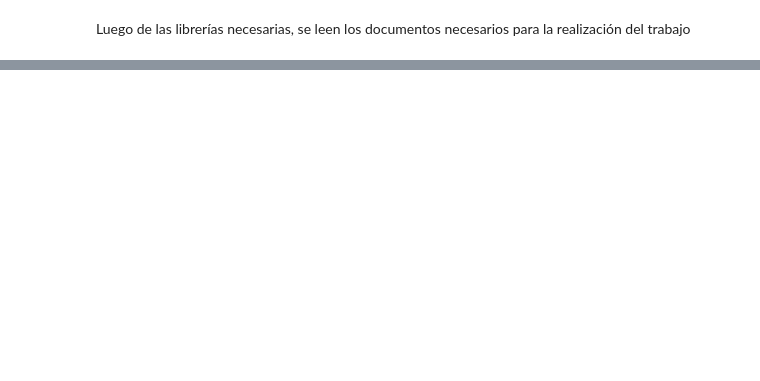
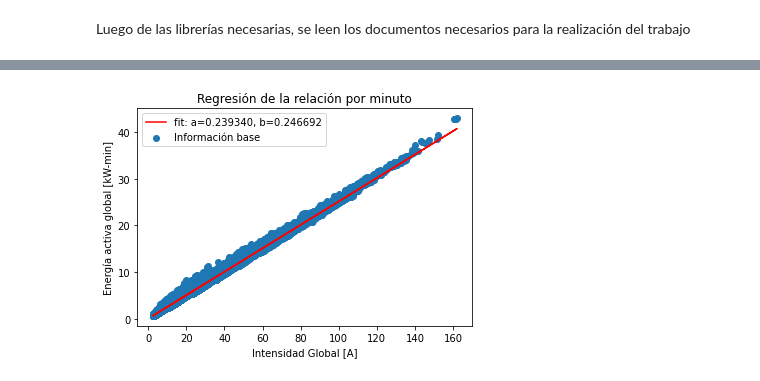
Before and after one commit to DavidSMerchan/TareaFinalHerramientas, a Jupyter notebook: Untitled1.ipynb, the cells around one changed output, grey strips where cells are left out. Saved outputs shown, nothing was run; the diff lists cells and outputs as text; code cells hidden in the pictures; blank space fills up the shorter version.

```diff
--- a/Untitled1.ipynb
+++ b/Untitled1.ipynb
@@ -25,0 +83,6 @@ FileNotFoundError: [Errno 2] No such file or directory: '../data/Global_active_p
+# %%
+# Se crea una nueva muestra de la tabla que enseña la información por meses.
+Meses=Tabla.resample('M').mean()
+Meses=Meses.dropna()
+
+Meses
@@ -25,0 +110,18 @@ FileNotFoundError: [Errno 2] No such file or directory: '../data/Global_active_p
+# %%
+# Función lineal de doble variable
+def Lineal1(x, a, b):
+    return a*x+b
+
+# Función lineal de triple variable
+def Lineal2(X, a, b, c):
+    X = x,y
+    return a*x[0]+b*y[1]+c
+# Se crea el modelo de regresión necesario para todas las funciones.
+def fit(func,xdata,ydata,r):
+    popt, pcov = curve_fit(func, xdata, ydata)
+    popt, pcov = np.around(popt,r), np.around(np.sqrt(np.diag(pcov)),r)
+    E = np.sqrt(np.mean((ydata-func(xdata, *popt))**2))
+    print("Los coeficientes son : {}".format(popt))
+    print("Los coeficientes de sigma son: {}".format(pcov))
+    print("El error en la regresión lineal es :{}".format(E))
+    return
@@ -25,0 +134,20 @@ FileNotFoundError: [Errno 2] No such file or directory: '../data/Global_active_p
+# %%
+# Se describe la relación en intervalos de minutos.
+popt, pcovmin= curve_fit(Lineal1, Tabla["Global_active_power"], Tabla["Global_intensity"])
+# Se describe la relación en intervalos de días.
+poptdia, pcovdia= curve_fit(Lineal1, Dias["Global_active_power"], Dias["Global_intensity"])
+# Se describe la relación en intervalos de meses.
+poptmes, pcovmes= curve_fit(Lineal1, Meses["Global_active_power"], Meses["Global_intensity"])
+# %%
+
+# Se genera la gráfica de la relación en intervalos de minutos
+plt.figure(figsize=(6,4))
+plt.plot(Tabla["Global_active_power"], Lineal1(Tabla["Global_active_power"], *popt), 'r-', label = 'fit: a=%6.6f, b=%6.6f' % tuple(poptmes))
+plt.scatter(Tabla["Global_active_power"], Tabla["Global_intensity"], label = "Información base")
+plt.title("Regresión de la relación por minuto")
+plt.xlabel('Intensidad Global [A]')
+plt.ylabel('Energía activa global [kW-min]')
+plt.legend()
+plt.show()
+# %% [output]
+[figure, added]
```
Also changed, not shown: parts of 22 cells of this notebook, 5 other files.
